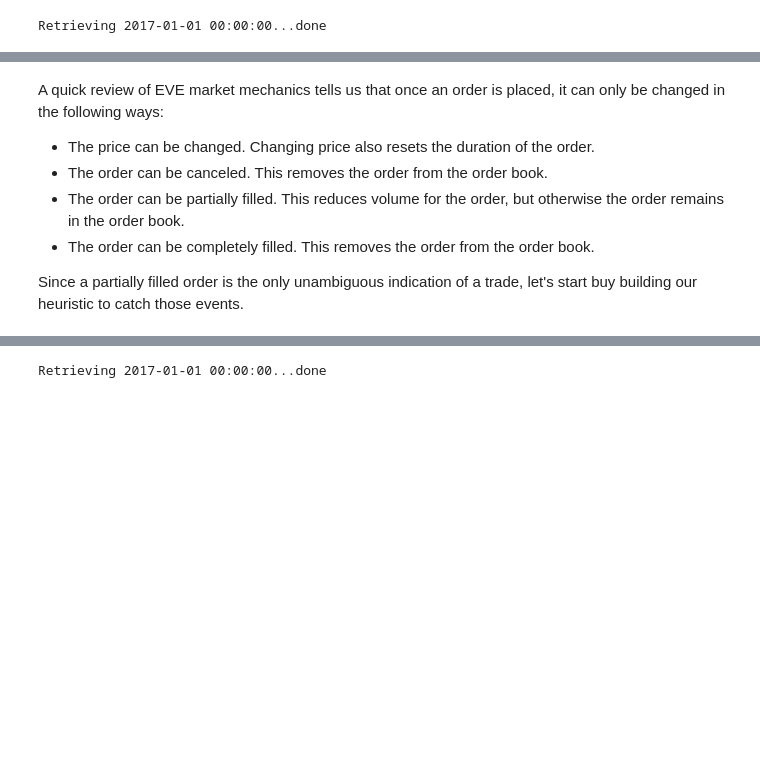
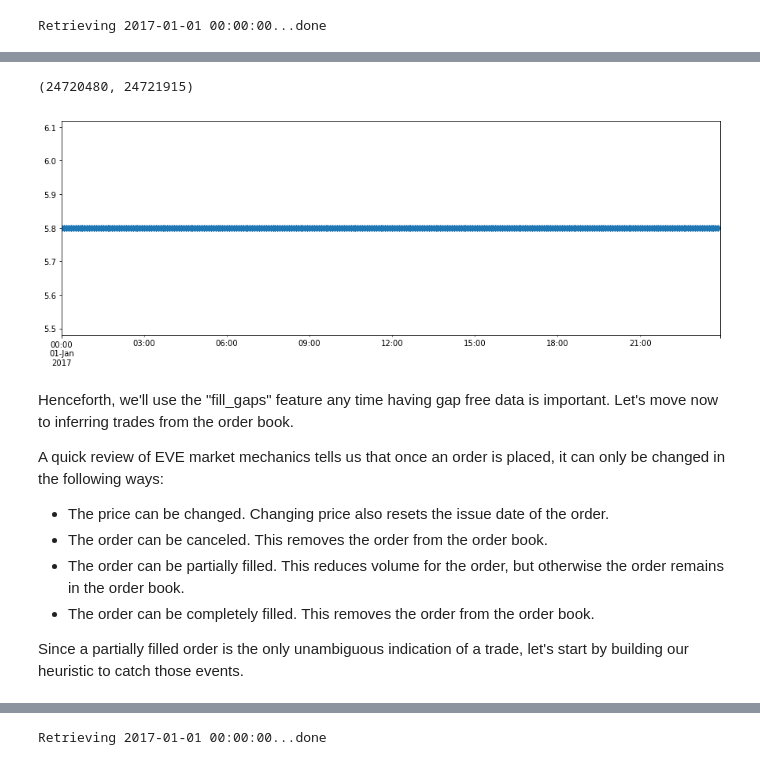
Before and after one commit to OrbitalEnterprises/eve-market-strategies, a Jupyter notebook: code/book/Example_4_Trade_Heuristic.ipynb, the cells around one changed output, grey strips where cells are left out. Saved outputs shown, nothing was run; the diff lists cells and outputs as text; code cells hidden in the pictures; blank space fills up the shorter version.

```diff
--- a/code/book/Example_4_Trade_Heuristic.ipynb
+++ b/code/book/Example_4_Trade_Heuristic.ipynb
@@ -47,12 +115,22 @@ Retrieving 2017-01-01 00:00:00...done
+# %%
+# The plot of this order shows that all gaps have been filled:
+#
+ax = order_book[order_book.order_id == 4720076544].price.plot(figsize=[15,5], style='D')
+ax.set_xlim(datetime.datetime(2017,1,1,0,0,0), datetime.datetime(2017,1,1,23,55,0))
+# %% [output]
+(24720480, 24721915)
+[figure, added]
 # %% [markdown]
+Henceforth, we'll use the "fill_gaps" feature any time having gap free data is important.  Let's move now to inferring trades from the order book.
+
 A quick review of EVE market mechanics tells us that once an order is placed, it can only be changed in the following ways:
 
-* The price can be changed.  Changing price also resets the duration of the order.
+* The price can be changed.  Changing price also resets the issue date of the order.
 * The order can be canceled.  This removes the order from the order book.
 * The order can be partially filled.  This reduces volume for the order, but otherwise the order remains in the order book.
 * The order can be completely filled.  This removes the order from the order book.
 
-Since a partially filled order is the only unambiguous indication of a trade, let's start buy building our heuristic to catch those events.
+Since a partially filled order is the only unambiguous indication of a trade, let's start by building our heuristic to catch those events.
 # %%
 # The following function will be our trade inferrer.  It will operate on the order book we loaded into a DataFrame above.
 # Note that it is more correct to also include the last snapshot of the previous day into our order book in order to
```
Also changed, not shown: parts of 37 cells of this notebook.
